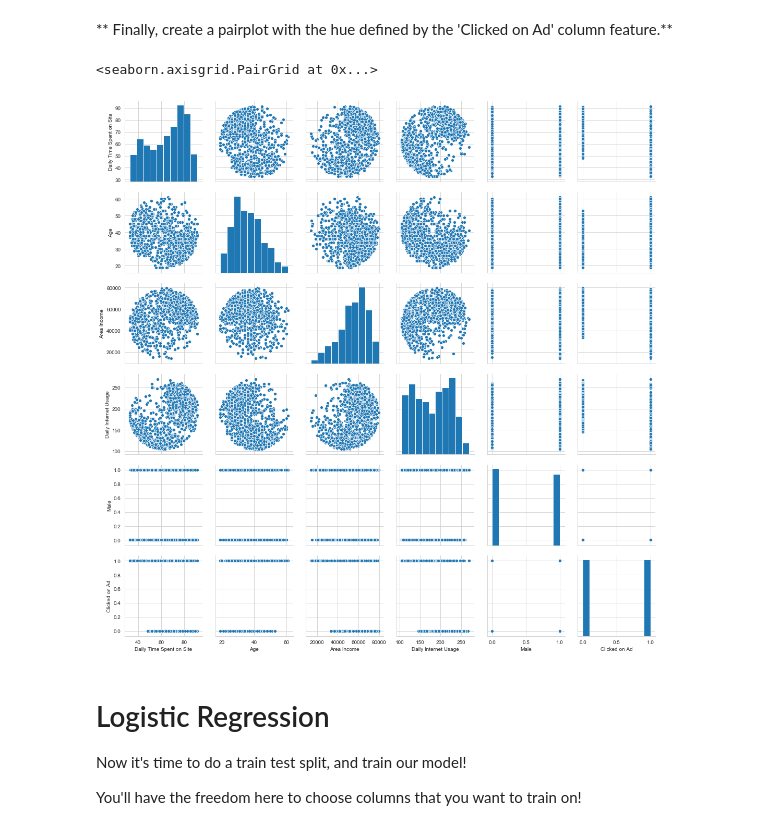
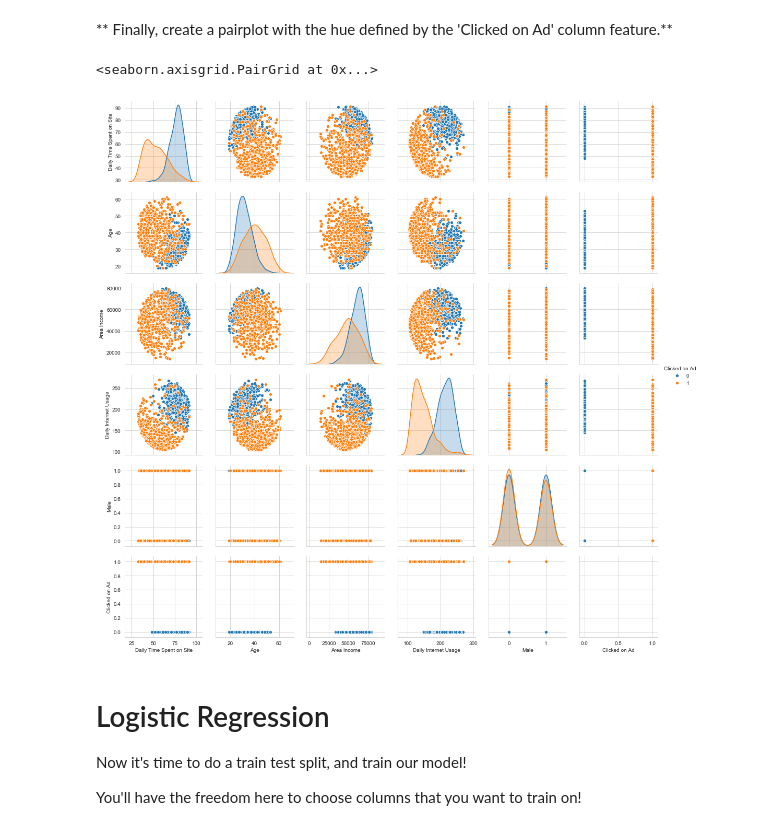
Before and after one commit to thamizhaiap/Machine_learning, a Jupyter notebook: Logistic_regression/02-Logistic Regression Project.ipynb, the cells around one changed output. Saved outputs shown, nothing was run; the diff lists cells and outputs as text; code cells hidden in the pictures.

```diff
--- a/Logistic_regression/02-Logistic Regression Project.ipynb
+++ b/Logistic_regression/02-Logistic Regression Project.ipynb
@@ -115,10 +115,10 @@ sns.jointplot(x='Daily Time Spent on Site',y='Daily Internet Usage', data=ad_dat
 # %% [markdown]
 ** Finally, create a pairplot with the hue defined by the 'Clicked on Ad' column feature.**
 # %%
-sns.pairplot(ad_data)
+sns.pairplot(ad_data, hue='Clicked on Ad')
 # %% [output]
 <seaborn.axisgrid.PairGrid at 0x...>
-[figure, old version]
+[figure, new version]
 # %% [markdown]
 # Logistic Regression
 
```
Also changed, not shown: parts of 6 cells of this notebook.
